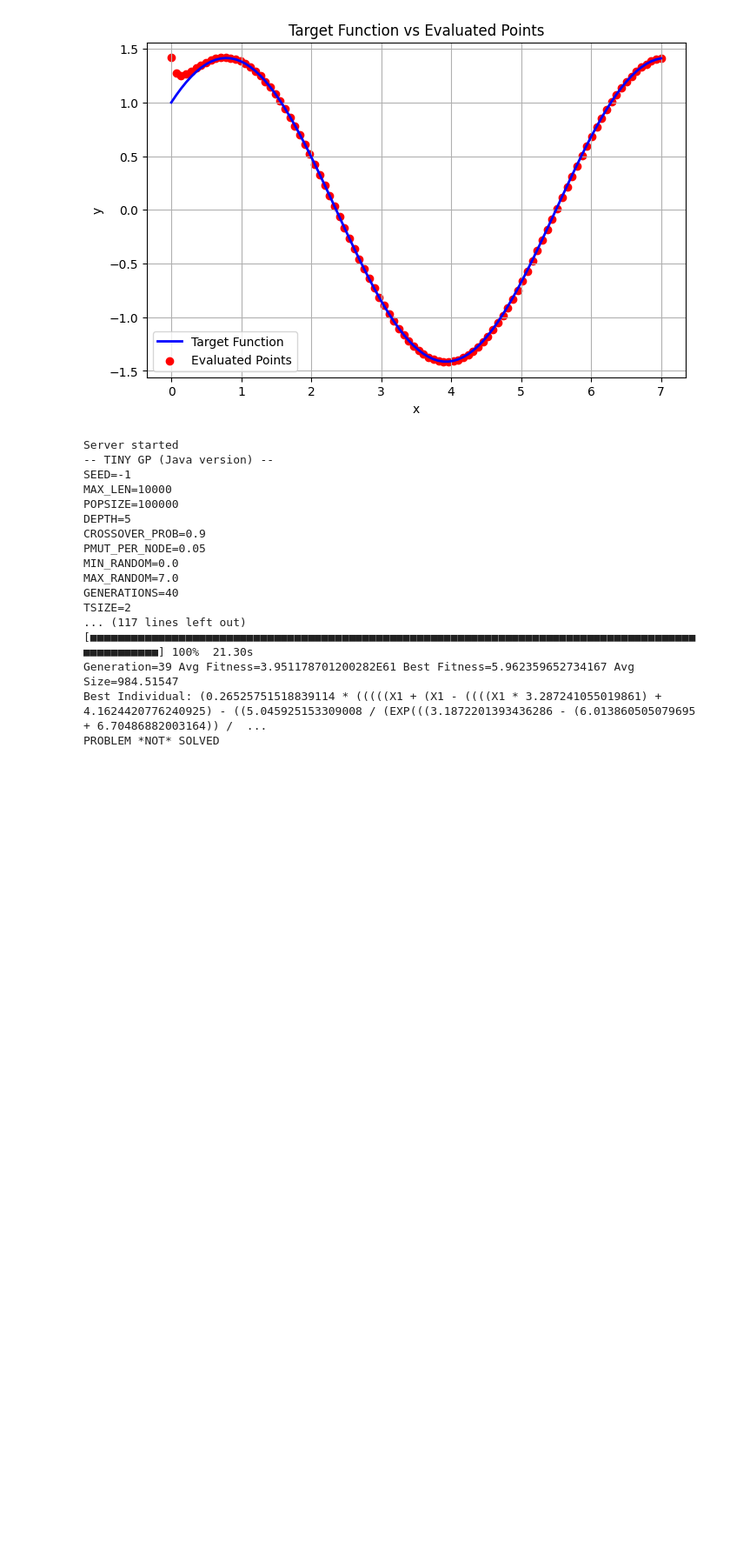
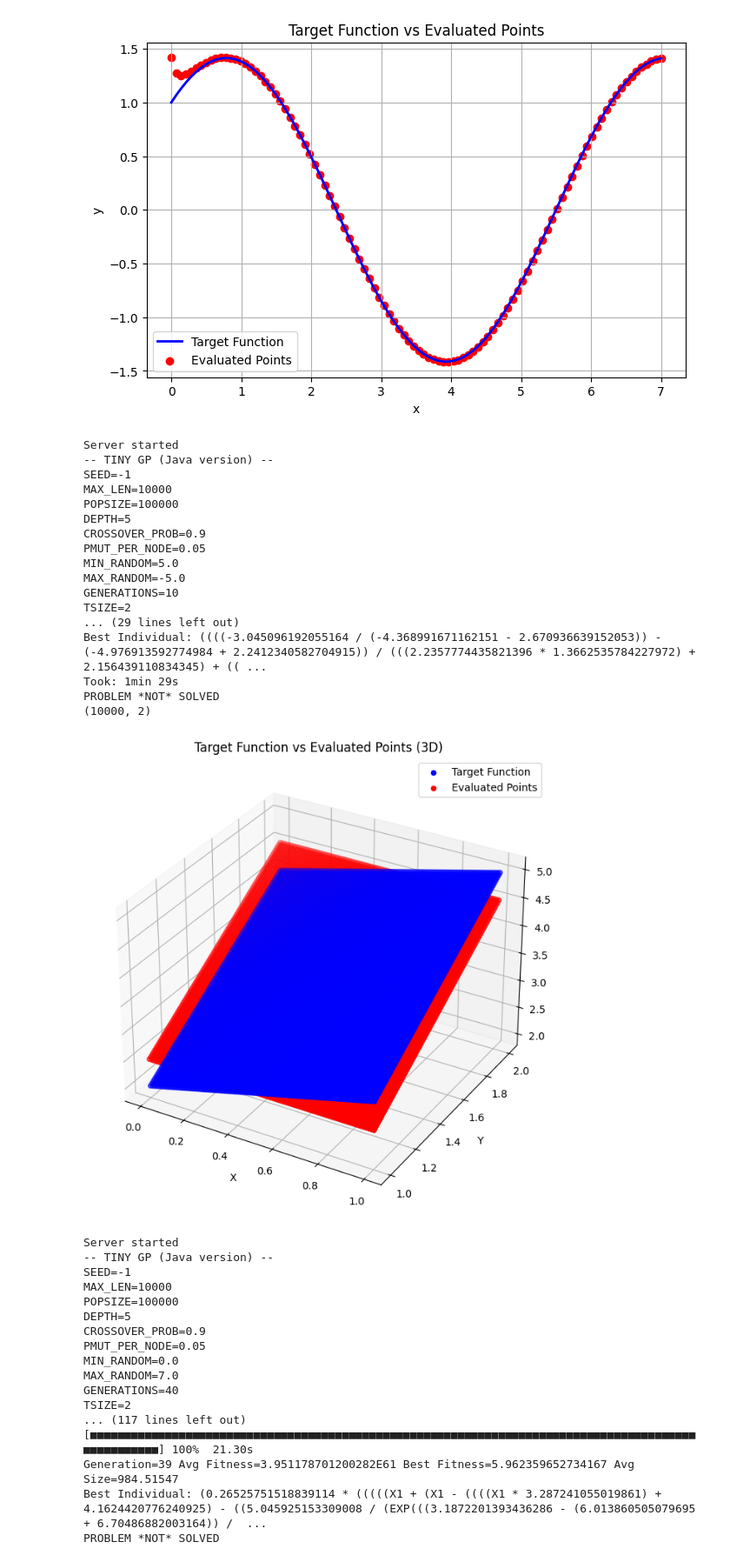
Before and after one commit to malekkonrad/genetic_programming, a Jupyter notebook: solutions.ipynb, the cells around one changed output. Shown: that part at 87% size. Saved outputs shown, nothing was run; the diff lists cells and outputs as text; code cells hidden in the pictures; blank space fills up the shorter version.

Commit message:
fix data generation

```diff
--- a/solutions.ipynb
+++ b/solutions.ipynb
@@ -48,8 +49,27 @@ solver_03.plot()
 # %%
 # ex04
 solver_04 = GeneticSolver('problem4_a')
-hist_04 = solver_04.solve()
-# solver_04.plot()
+hist_04 = solver_04.solve(generations=10)
+solver_04.plot()
+# %% [output]
+Server started
+-- TINY GP (Java version) --
+SEED=-1
+MAX_LEN=10000
+POPSIZE=100000
+DEPTH=5
+CROSSOVER_PROB=0.9
+PMUT_PER_NODE=0.05
+MIN_RANDOM=5.0
+MAX_RANDOM=-5.0
+GENERATIONS=10
+TSIZE=2
+... (29 lines left out)
+Best Individual: ((((-3.045096192055164 / (-4.368991671162151 - 2.670936639152053)) - (-4.976913592774984 + 2.2412340582704915)) / (((2.2357774435821396 * 1.3662535784227972) + 2.156439110834345) + (( ...
+Took: 1min 29s
+PROBLEM *NOT* SOLVED
+(10000, 2)
+[figure, added]
 # %%
 # ex05
 solver_05 = GeneticSolver('problem5_a')
```
Also changed, not shown: parts of 1 cell of this notebook, 7 other files.
